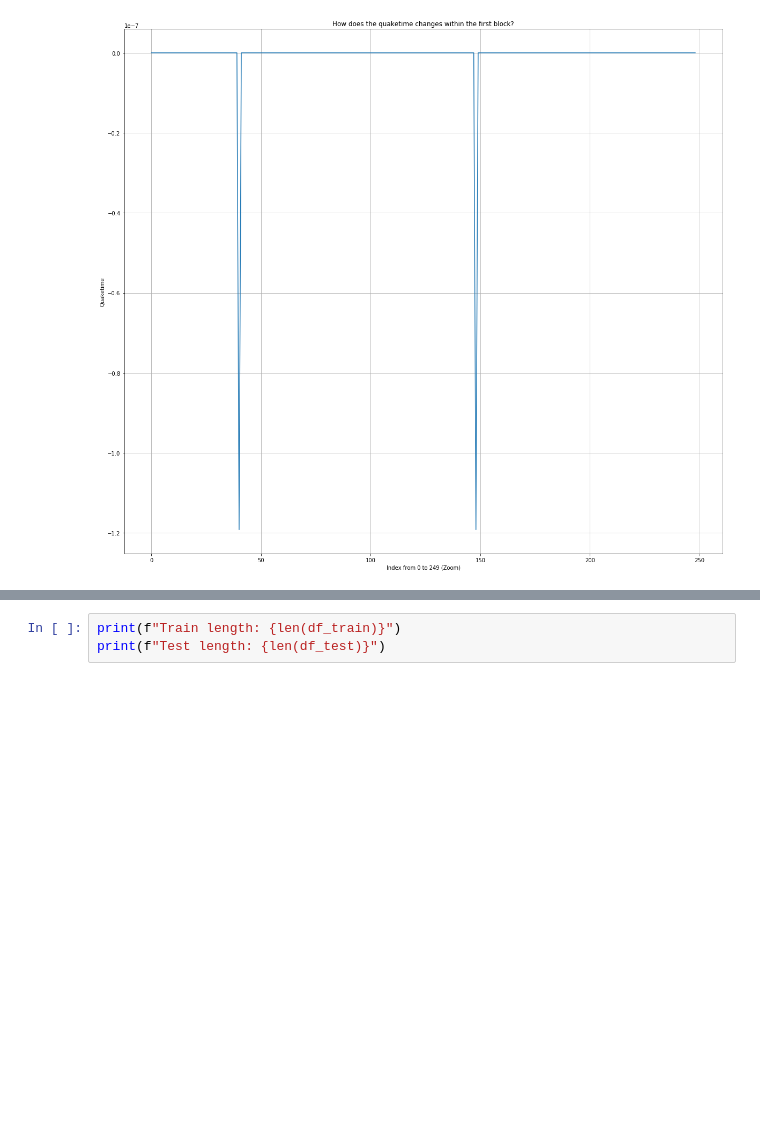
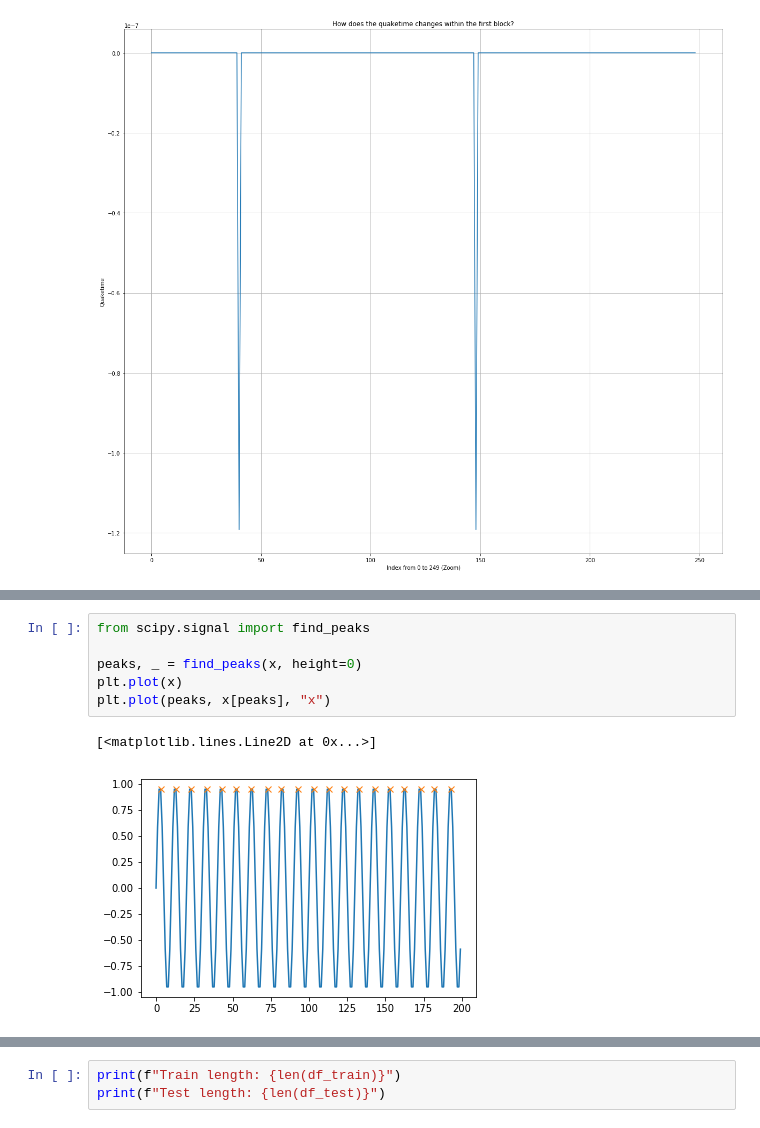
Before and after one commit to kszczupak/kaggle_competitions, a Jupyter notebook: LANL_Earthquake_Prediction/Various_Experiments.ipynb, the cells around one changed output, grey strips where cells are left out. Cells and saved outputs as stored; diff of their text form; blank space fills up the shorter version.

```diff
--- a/LANL_Earthquake_Prediction/Various_Experiments.ipynb
+++ b/LANL_Earthquake_Prediction/Various_Experiments.ipynb
@@ -306,0 +420,9 @@ ax.grid()
+# %%
+from scipy.signal import find_peaks
+
+peaks, _ = find_peaks(x, height=0)
+plt.plot(x)
+plt.plot(peaks, x[peaks], "x")
+# %% [output]
+[<matplotlib.lines.Line2D at 0x...>]
+[figure, added]
```
Also changed, not shown: parts of 9 cells of this notebook.
